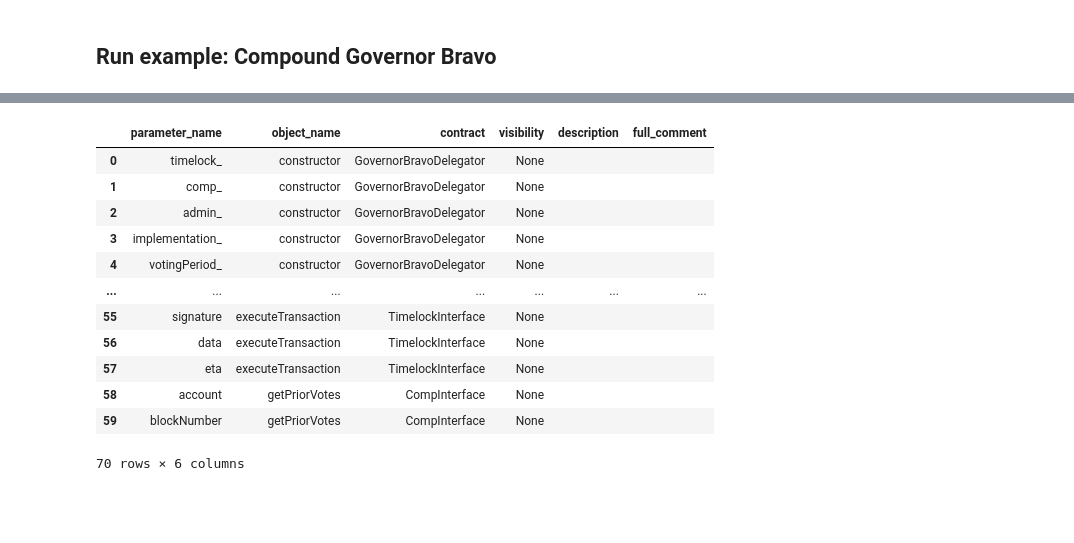
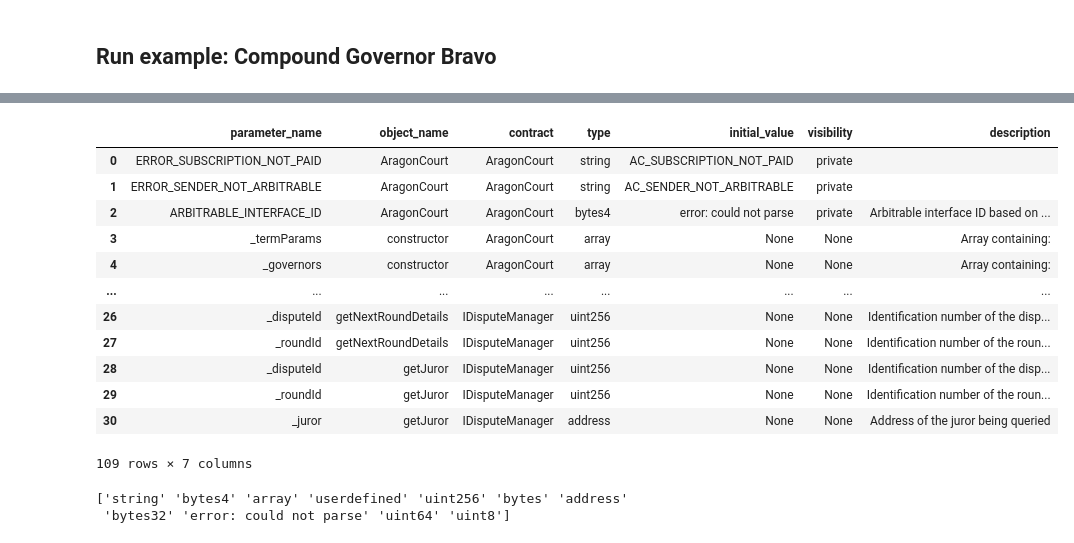
Before and after one commit to notchia/metagov, a Jupyter notebook: parse_contract_parameters.ipynb, the cells around one changed output, grey strips where cells are left out. Cells and saved outputs as stored; diff of their text form; code cells hidden in the pictures; blank space fills up the shorter version.

```diff
--- a/parse_contract_parameters.ipynb
+++ b/parse_contract_parameters.ipynb
@@ -273,33 +319,32 @@ fpath = '/tmp/solidity.txt'
 df_objects_all = pd.DataFrame()
 df_parameters_all = pd.DataFrame()
 for url in urls:
-    try:
-        # Get content of Gnosis Safe contract and save to temporary file
-        content = requests.get(url).text
-        with open(fpath, 'w') as f:
-            f.write(content)
-        lines = content.split('\n')
 
-        # Get contract structure as OrderedList
-        sourceUnit = parser.parse_file(fpath, loc=True)
+    # Get content of Gnosis Safe contract and save to temporary file
+    content = requests.get(url).text
+    with open(fpath, 'w') as f:
+        f.write(content)
+    lines = content.split('\n')
 
-        contracts = [c for c in sourceUnit['children'] if c['type'] == 'ContractDefinition']
+    # Get file structure as OrderedList and split into contracts
+    sourceUnit = parser.parse_file(fpath, loc=True)
 
-        # Save to file
-        savename = url.split('/')[-1].split('.sol')[0]
-        with open(savename + '.txt', 'w') as f:
-            pprint.pprint(sourceUnit, stream=f)
+    # Save to file
+    savename = 'tmp/' + url.split('/')[-1].split('.sol')[0] + '_parsed.txt'
+    with open(savename, 'w') as f:
+        pprint.pprint(sourceUnit, stream=f)
 
-        # Get object and parameter DataFrames (selecting from solidity_parser AST)
-        df_objects, df_parameters = extract_objects_and_parameters(contracts)
+    # Get object and parameter DataFrames (selecting from solidity_parser AST)
+    contracts = [c for c in sourceUnit['children'] if c['type'] == 'ContractDefinition']
+    df_objects, df_parameters = extract_objects_and_parameters(contracts)
 
-        # Add comments to the DataFrames
-        df_objects, df_parameters = add_docstring_comments(lines, df_objects, df_parameters)
-        df_parameters = add_inline_comments(lines, df_parameters)
+    # Add comments to the DataFrames
+    df_objects, df_parameters = add_docstring_comments(lines, df_objects, df_parameters)
+    df_parameters = add_inline_comments(lines, df_parameters)
 
-        df_objects_all = df_objects_all.append(df_objects)
-        df_parameters_all = df_parameters_all.append(df_parameters)
-    except Exception as e:
-        print(e)
+    df_objects_all = df_objects_all.append(df_objects)
+    df_parameters_all = df_parameters_all.append(df_parameters)
+
+df_objects_all['project'] = PROJECT
 # %%
 df_objects_all.to_csv('tmp/contract_objects.csv')
@@ -325,17 +366,22 @@ df_objects_all.drop(columns=['line_numbers', 'full_comment', 'description'])
 # %%
 df_parameters_all.to_csv('tmp/contract_parameters.csv')
-df_parameters_all.drop(columns=['line_number', 'type', 'initial_value'])
+df_parameters_all.drop(columns=['line_number', 'full_comment'])
 # %% [output]
-|  | parameter_name | object_name | contract | visibility | description | full_comment |
-| 0 | timelock_ | constructor | GovernorBravoDelegator | None |  |  |
-| 1 | comp_ | constructor | GovernorBravoDelegator | None |  |  |
-| 2 | admin_ | constructor | GovernorBravoDelegator | None |  |  |
-| 3 | implementation_ | constructor | GovernorBravoDelegator | None |  |  |
-| 4 | votingPeriod_ | constructor | GovernorBravoDelegator | None |  |  |
-| ... | ... | ... | ... | ... | ... | ... |
-| 55 | signature | executeTransaction | TimelockInterface | None |  |  |
-| 56 | data | executeTransaction | TimelockInterface | None |  |  |
-| 57 | eta | executeTransaction | TimelockInterface | None |  |  |
-| 58 | account | getPriorVotes | CompInterface | None |  |  |
-| 59 | blockNumber | getPriorVotes | CompInterface | None |  |  |
+|  | parameter_name | object_name | contract | type | initial_value | visibility | description |
+| 0 | ERROR_SUBSCRIPTION_NOT_PAID | AragonCourt | AragonCourt | string | AC_SUBSCRIPTION_NOT_PAID | private |  |
+| 1 | ERROR_SENDER_NOT_ARBITRABLE | AragonCourt | AragonCourt | string | AC_SENDER_NOT_ARBITRABLE | private |  |
+| 2 | ARBITRABLE_INTERFACE_ID | AragonCourt | AragonCourt | bytes4 | error: could not parse | private | Arbitrable interface ID based on ... |
+| 3 | _termParams | constructor | AragonCourt | array | None | None | Array containing: |
+| 4 | _governors | constructor | AragonCourt | array | None | None | Array containing: |
+| ... | ... | ... | ... | ... | ... | ... | ... |
+| 26 | _disputeId | getNextRoundDetails | IDisputeManager | uint256 | None | None | Identification number of the disp... |
+| 27 | _roundId | getNextRoundDetails | IDisputeManager | uint256 | None | None | Identification number of the roun... |
+| 28 | _disputeId | getJuror | IDisputeManager | uint256 | None | None | Identification number of the disp... |
+| 29 | _roundId | getJuror | IDisputeManager | uint256 | None | None | Identification number of the roun... |
+| 30 | _juror | getJuror | IDisputeManager | address | None | None | Address of the juror being queried |
-70 rows × 6 columns
+109 rows × 7 columns
+# %%
+print(df_parameters_all['type'].unique())
+# %% [output]
+['string' 'bytes4' 'array' 'userdefined' 'uint256' 'bytes' 'address'
+ 'bytes32' 'error: could not parse' 'uint64' 'uint8']
```
Also changed, not shown: parts of 13 cells of this notebook, 1 other file.
